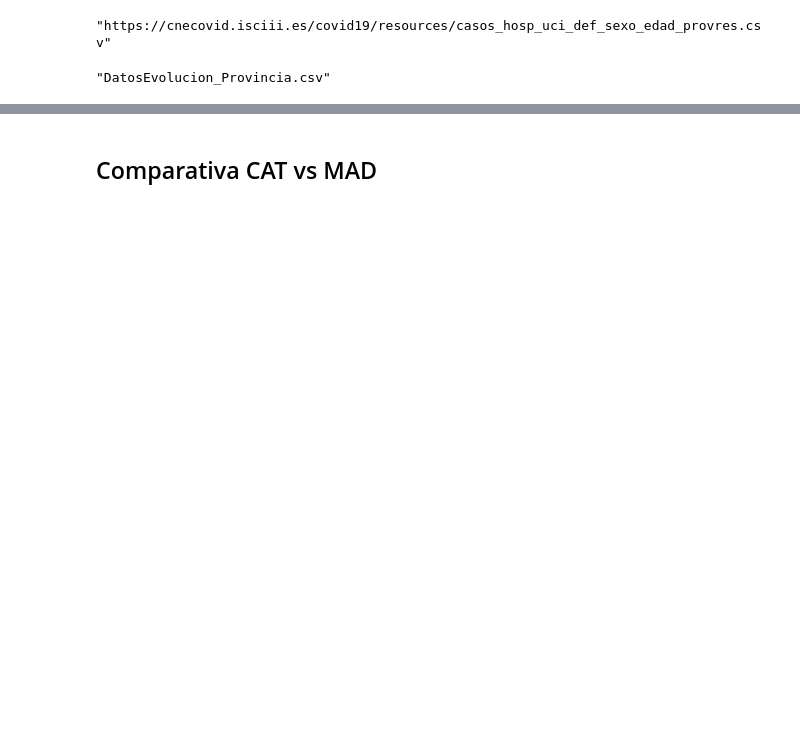
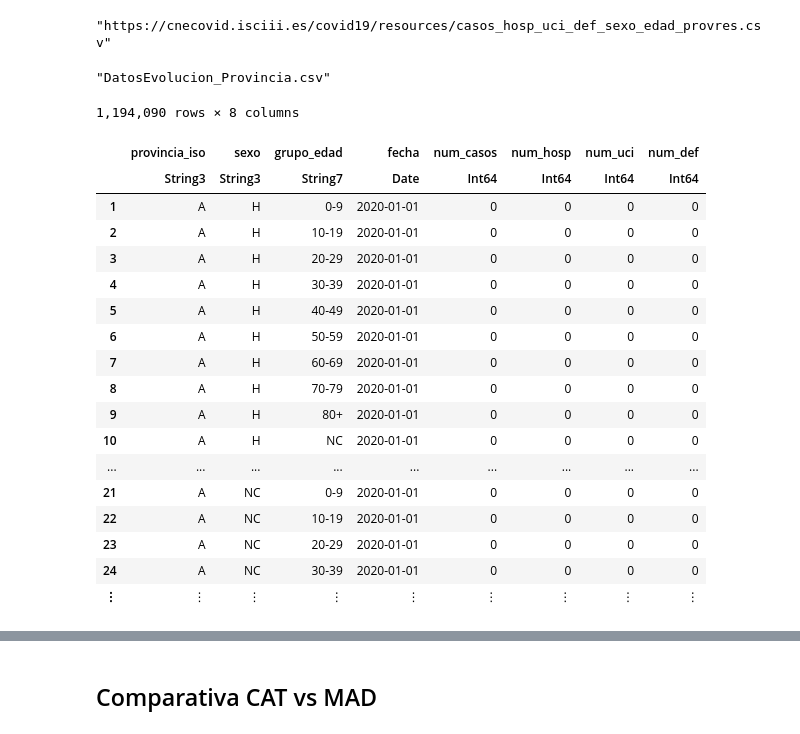
Before and after one commit to tonirodriguez/MIT-6S083, a Jupyter notebook: toni/04_Exploring_Covid19_Spain_oficial_data_Cases_Hosp_UC_Def.ipynb, the cells around one changed output, grey strips where cells are left out. Cells and saved outputs as stored; diff of their text form; code cells hidden in the pictures; blank space fills up the shorter version.

```diff
--- a/toni/04_Exploring_Covid19_Spain_oficial_data_Cases_Hosp_UC_Def.ipynb
+++ b/toni/04_Exploring_Covid19_Spain_oficial_data_Cases_Hosp_UC_Def.ipynb
@@ -27,6 +29,28 @@ df = CSV.read(download(url), DataFrame);
 CSV.write("DatosEvolucion_Provincia.csv", df)
 # %% [output]
 "DatosEvolucion_Provincia.csv"
+# %%
+df
+# %% [output]
+1,194,090 rows × 8 columns
+|  | provincia_iso | sexo | grupo_edad | fecha | num_casos | num_hosp | num_uci | num_def |
+|  | String3 | String3 | String7 | Date | Int64 | Int64 | Int64 | Int64 |
+| 1 | A | H | 0-9 | 2020-01-01 | 0 | 0 | 0 | 0 |
+| 2 | A | H | 10-19 | 2020-01-01 | 0 | 0 | 0 | 0 |
+| 3 | A | H | 20-29 | 2020-01-01 | 0 | 0 | 0 | 0 |
+| 4 | A | H | 30-39 | 2020-01-01 | 0 | 0 | 0 | 0 |
+| 5 | A | H | 40-49 | 2020-01-01 | 0 | 0 | 0 | 0 |
+| 6 | A | H | 50-59 | 2020-01-01 | 0 | 0 | 0 | 0 |
+| 7 | A | H | 60-69 | 2020-01-01 | 0 | 0 | 0 | 0 |
+| 8 | A | H | 70-79 | 2020-01-01 | 0 | 0 | 0 | 0 |
+| 9 | A | H | 80+ | 2020-01-01 | 0 | 0 | 0 | 0 |
+| 10 | A | H | NC | 2020-01-01 | 0 | 0 | 0 | 0 |
+| ... | ... | ... | ... | ... | ... | ... | ... | ... |
+| 21 | A | NC | 0-9 | 2020-01-01 | 0 | 0 | 0 | 0 |
+| 22 | A | NC | 10-19 | 2020-01-01 | 0 | 0 | 0 | 0 |
+| 23 | A | NC | 20-29 | 2020-01-01 | 0 | 0 | 0 | 0 |
+| 24 | A | NC | 30-39 | 2020-01-01 | 0 | 0 | 0 | 0 |
+| ⋮ | ⋮ | ⋮ | ⋮ | ⋮ | ⋮ | ⋮ | ⋮ | ⋮ |
 # %%
 describe(df)
 # %% [output]
```
Also changed, not shown: parts of 25 cells of this notebook, 7 other files.
